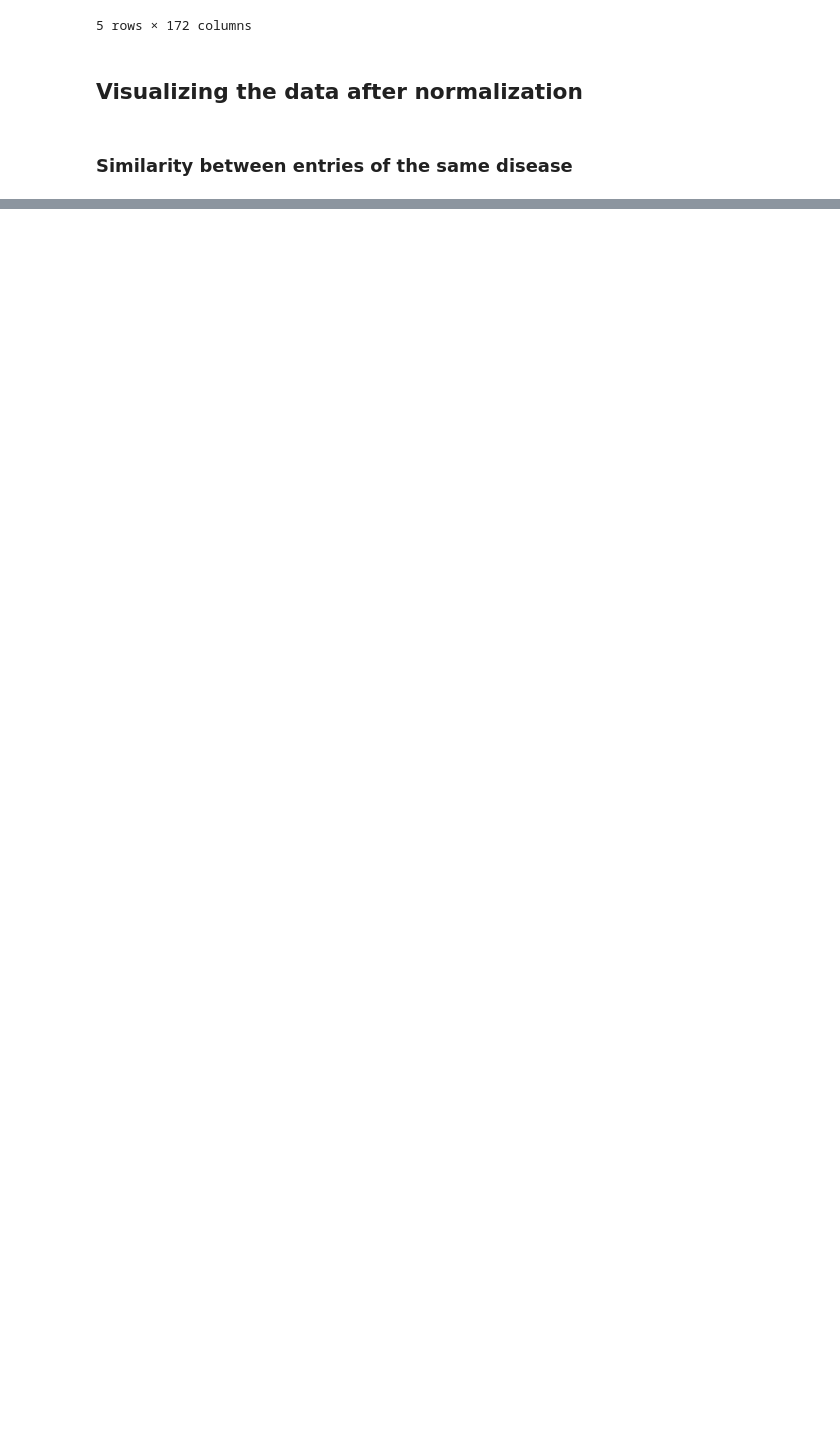
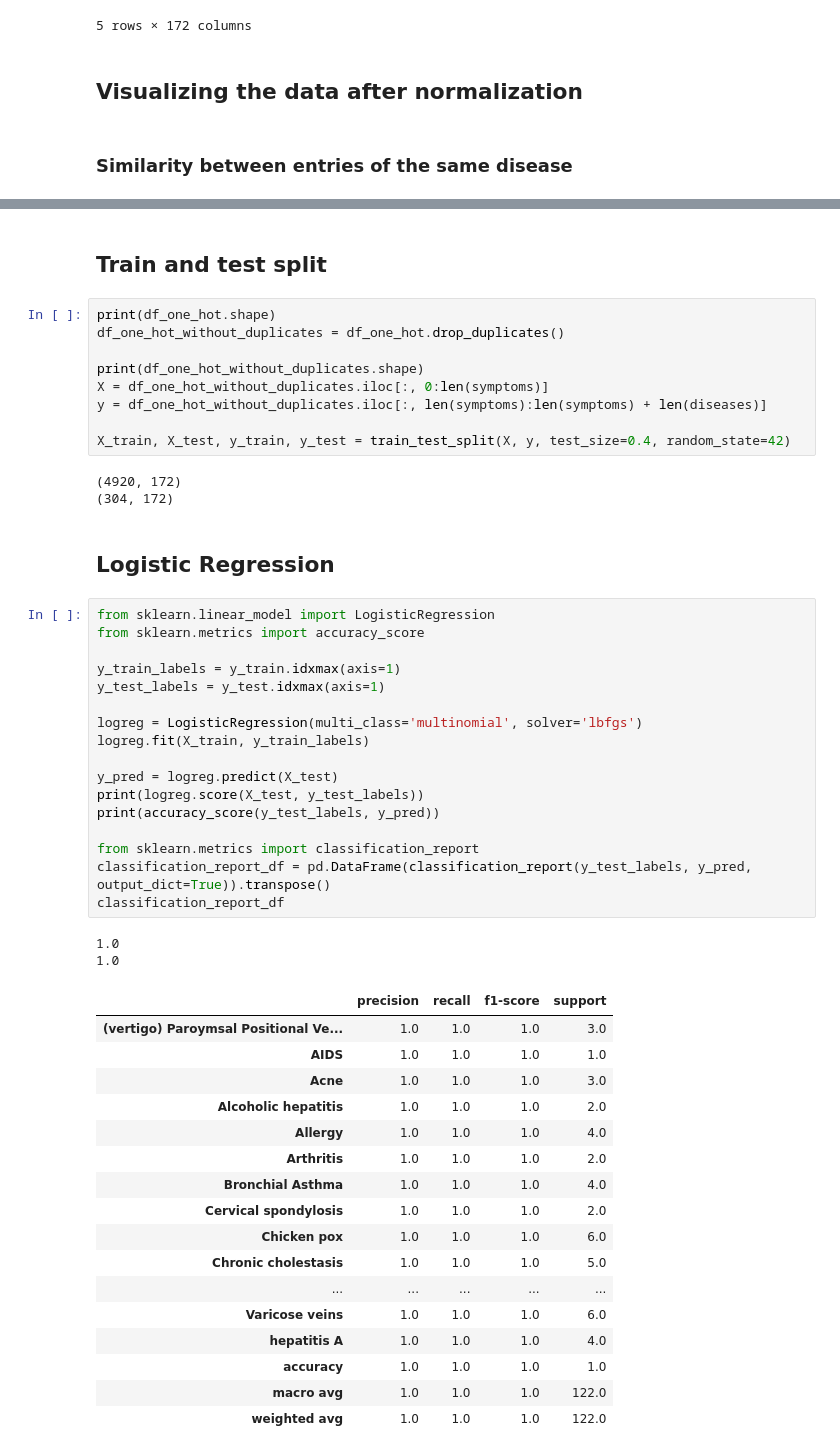
Before and after one commit to tom-bourjala/SDU-ML-DSP, a Jupyter notebook: main.ipynb, the cells around one changed output, grey strips where cells are left out. Saved outputs shown, nothing was run; the diff lists cells and outputs as text; blank space fills up the shorter version.

```diff
--- a/main.ipynb
+++ b/main.ipynb
@@ -273,0 +259,53 @@ df_converted[df_converted['Disease'] == 'Heart attack']
+# %% [markdown]
+## Train and test split
+# %%
+print(df_one_hot.shape)
+df_one_hot_without_duplicates = df_one_hot.drop_duplicates()
+
+print(df_one_hot_without_duplicates.shape)
+X = df_one_hot_without_duplicates.iloc[:, 0:len(symptoms)]
+y = df_one_hot_without_duplicates.iloc[:, len(symptoms):len(symptoms) + len(diseases)]
+
+X_train, X_test, y_train, y_test = train_test_split(X, y, test_size=0.4, random_state=42)
+# %% [output]
+(4920, 172)
+(304, 172)
+# %% [markdown]
+## Logistic Regression
+# %%
+from sklearn.linear_model import LogisticRegression
+from sklearn.metrics import accuracy_score
+
+y_train_labels = y_train.idxmax(axis=1)
+y_test_labels = y_test.idxmax(axis=1)
+
+logreg = LogisticRegression(multi_class='multinomial', solver='lbfgs')
+logreg.fit(X_train, y_train_labels)
+
+y_pred = logreg.predict(X_test)
+print(logreg.score(X_test, y_test_labels))
+print(accuracy_score(y_test_labels, y_pred))
+
+from sklearn.metrics import classification_report
+classification_report_df = pd.DataFrame(classification_report(y_test_labels, y_pred, output_dict=True)).transpose()
+classification_report_df
+# %% [output]
+1.0
+1.0
+|  | precision | recall | f1-score | support |
+| (vertigo) Paroymsal Positional Ve... | 1.0 | 1.0 | 1.0 | 3.0 |
+| AIDS | 1.0 | 1.0 | 1.0 | 1.0 |
+| Acne | 1.0 | 1.0 | 1.0 | 3.0 |
+| Alcoholic hepatitis | 1.0 | 1.0 | 1.0 | 2.0 |
+| Allergy | 1.0 | 1.0 | 1.0 | 4.0 |
+| Arthritis | 1.0 | 1.0 | 1.0 | 2.0 |
+| Bronchial Asthma | 1.0 | 1.0 | 1.0 | 4.0 |
+| Cervical spondylosis | 1.0 | 1.0 | 1.0 | 2.0 |
+| Chicken pox | 1.0 | 1.0 | 1.0 | 6.0 |
+| Chronic cholestasis | 1.0 | 1.0 | 1.0 | 5.0 |
+| ... | ... | ... | ... | ... |
+| Varicose veins | 1.0 | 1.0 | 1.0 | 6.0 |
+| hepatitis A | 1.0 | 1.0 | 1.0 | 4.0 |
+| accuracy | 1.0 | 1.0 | 1.0 | 1.0 |
+| macro avg | 1.0 | 1.0 | 1.0 | 122.0 |
+| weighted avg | 1.0 | 1.0 | 1.0 | 122.0 |
```
Also changed, not shown: parts of 9 cells of this notebook.
